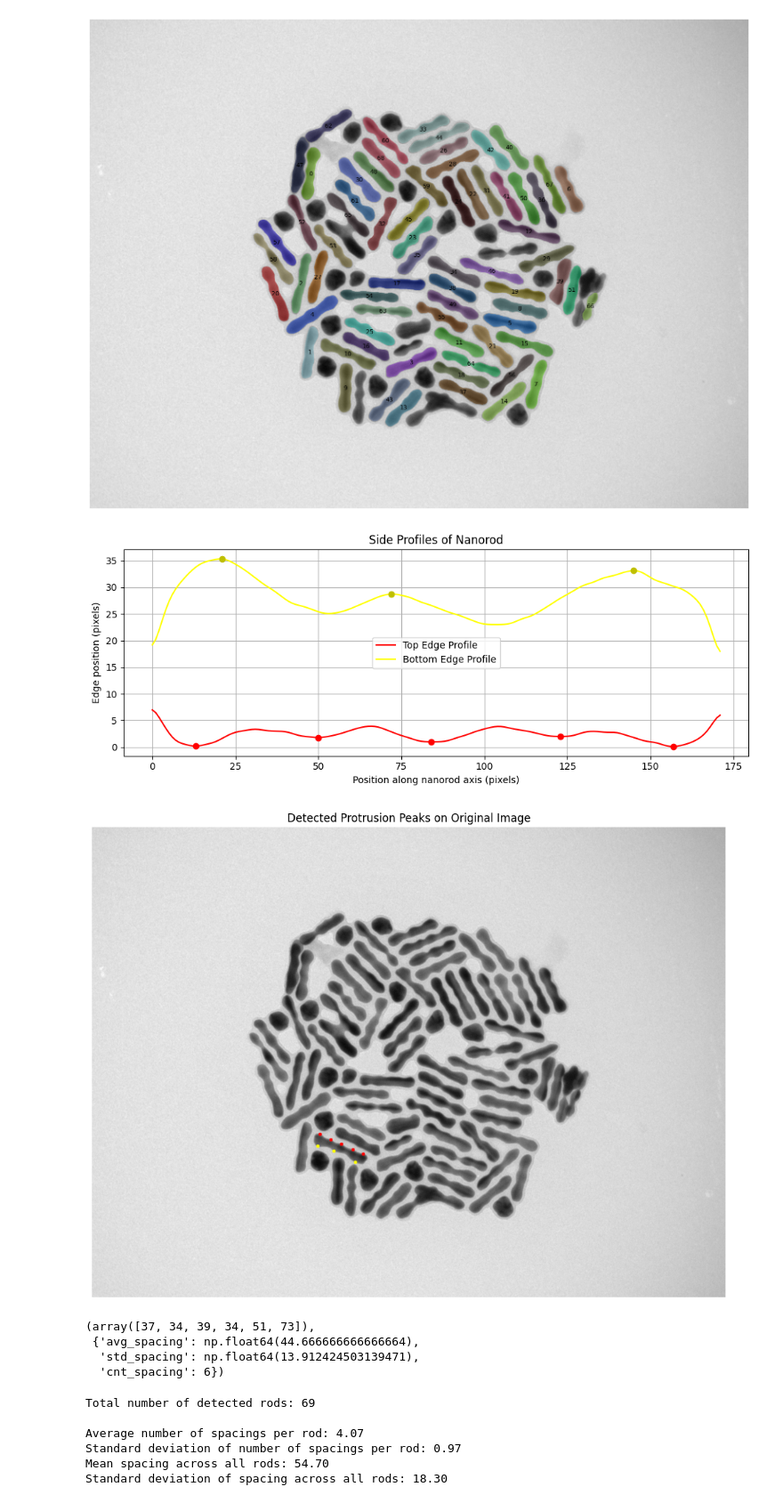
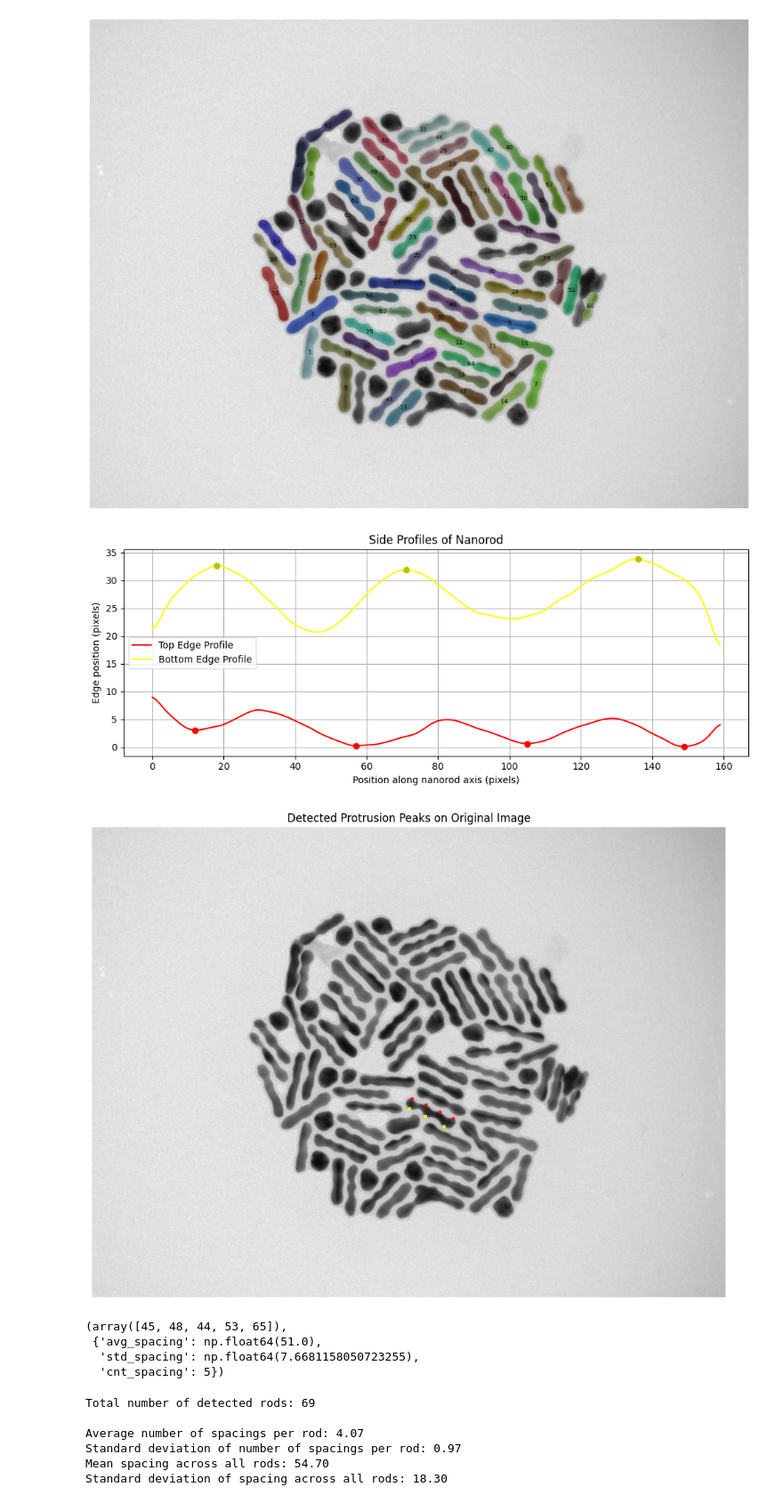
Before and after one commit to htao7/sam_nr, a Jupyter notebook: main.ipynb, the cells around one changed output. Shown at 89% size. Drawn from its saved outputs; the diff is of its cells as text; code cells hidden in the pictures.

```diff
--- a/main.ipynb
+++ b/main.ipynb
@@ -309,8 +309,8 @@ def extract_side_profiles(image, mask, bbox, smooth_sigma=2, plot=True):
     bottom_smooth = gaussian_filter1d(bottom_profile_filled, sigma=smooth_sigma)
 
     # Detect protrusions (peaks)
-    top_peaks, _ = find_peaks(-top_smooth, distance=10, prominence=1)
-    bottom_peaks, _ = find_peaks(bottom_smooth, distance=10, prominence=1)
+    top_peaks, _ = find_peaks(-top_smooth, distance=10, prominence=0.5)
+    bottom_peaks, _ = find_peaks(bottom_smooth, distance=10, prominence=0.5)
 
     # Compute spacings
     spacing_top = np.diff(top_peaks)
@@ -342,40 +342,40 @@ def extract_side_profiles(image, mask, bbox, smooth_sigma=2, plot=True):
             overlay_img = cv2.cvtColor(overlay_img, cv2.COLOR_GRAY2RGB)
 
         # Re-map peak coordinates to original image space
         def map_back(xs, ys):
             # from cropped + rotated → original
             xs_full = xs + x_min
             ys_full = ys + y_min
             pts = np.vstack([xs_full, ys_full, np.ones_like(xs_full)]).T
             inv_mat = cv2.invertAffineTransform(rot_mat)
             mapped = pts @ inv_mat.T
             return mapped[:, 0], mapped[:, 1]
 
         top_xs, top_ys = map_back(np.array(top_peaks), top_smooth[top_peaks])
         bot_xs, bot_ys = map_back(np.array(bottom_peaks), bottom_smooth[bottom_peaks])
 
         for (x1, y1) in zip(top_xs, top_ys):
             cv2.circle(overlay_img, (int(x1), int(y1)), 5, (255, 0, 0), -1)
         for (x2, y2) in zip(bot_xs, bot_ys):
             cv2.circle(overlay_img, (int(x2), int(y2)), 5, (255, 255, 0), -1)
 
         plt.figure(figsize=(10, 10))
         plt.imshow(overlay_img)
         plt.title("Detected Protrusion Peaks on Original Image")
         plt.axis('off')
         plt.tight_layout()
         plt.show()
 
     return spacing, results
 
-extract_side_profiles(image, masks_rods[10]['segmentation'], bboxs_rods[10], plot=True)
+extract_side_profiles(image, masks_rods[55]['segmentation'], bboxs_rods[55], plot=True)
 # %% [output]
-[figure, old version]
+[figure, new version]
 [figure]
-(array([37, 34, 39, 34, 51, 73]),
- {'avg_spacing': np.float64(44.666666666666664),
-  'std_spacing': np.float64(13.912424503139471),
-  'cnt_spacing': 6})
+(array([45, 48, 44, 53, 65]),
+ {'avg_spacing': np.float64(51.0),
+  'std_spacing': np.float64(7.6681158050723255),
+  'cnt_spacing': 5})
 # %%
 # prompt: iterate through all masks_rods and bboxs_rods to go into extract_side_profiles, get the spacing and concatenate all the returned spacing together
 
```
Also changed, not shown: parts of 1 cell of this notebook.
